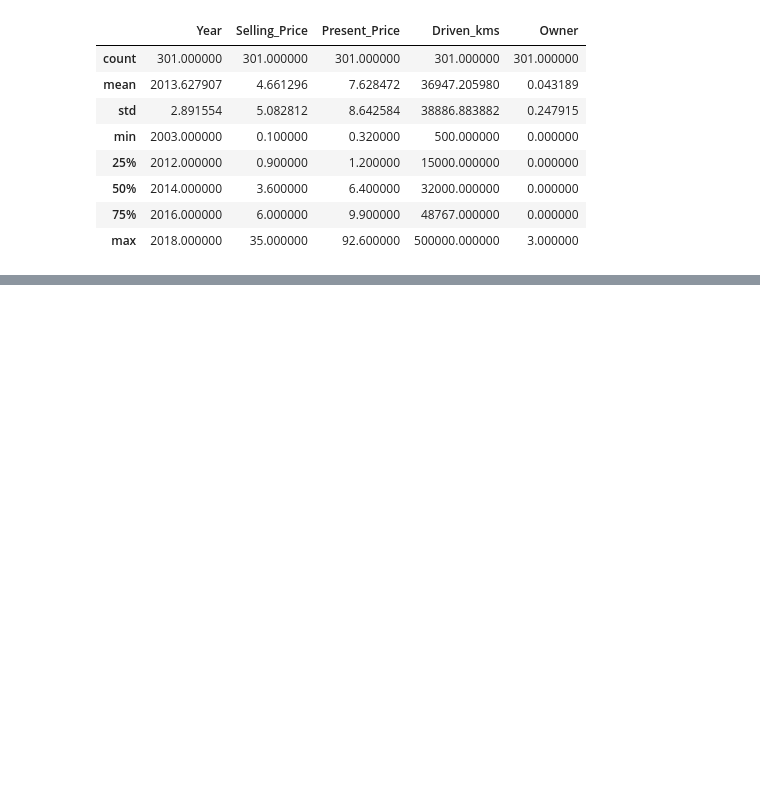
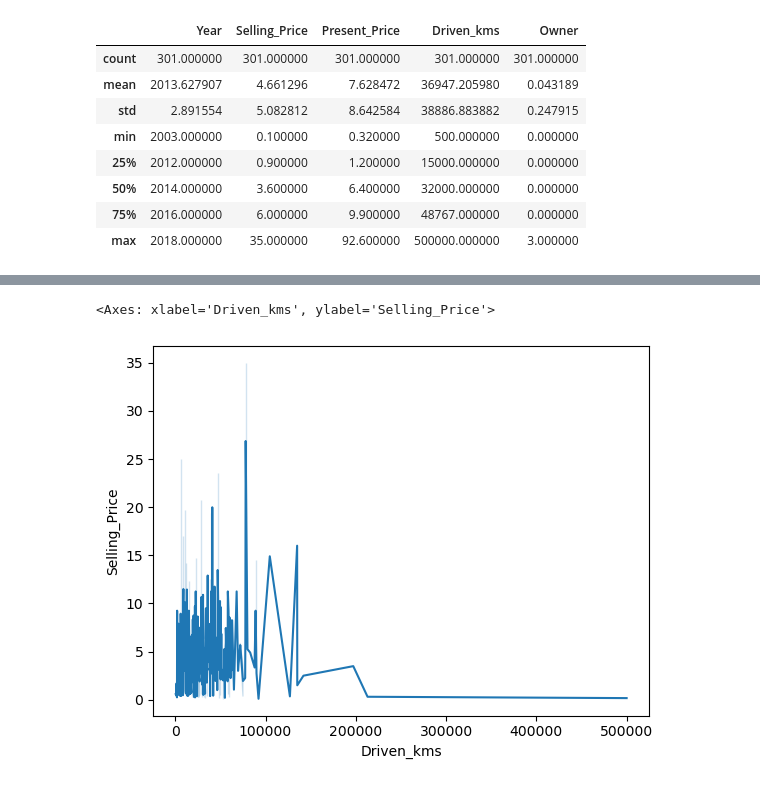
Before and after one commit to aumpanara-art/Car-Price-Prediction-with-M.L., a Jupyter notebook: Car-Prediction.ipynb, the cells around one changed output, grey strips where cells are left out. Saved outputs shown, nothing was run; the diff lists cells and outputs as text; code cells hidden in the pictures; blank space fills up the shorter version.

```diff
--- a/Car-Prediction.ipynb
+++ b/Car-Prediction.ipynb
@@ -99,0 +131,5 @@ df.describe()
+# %%
+sns.lineplot(x=df['Driven_kms'] , y=df['Selling_Price'])
+# %% [output]
+<Axes: xlabel='Driven_kms', ylabel='Selling_Price'>
+[figure, added]
```
Also changed, not shown: parts of 4 cells of this notebook.
